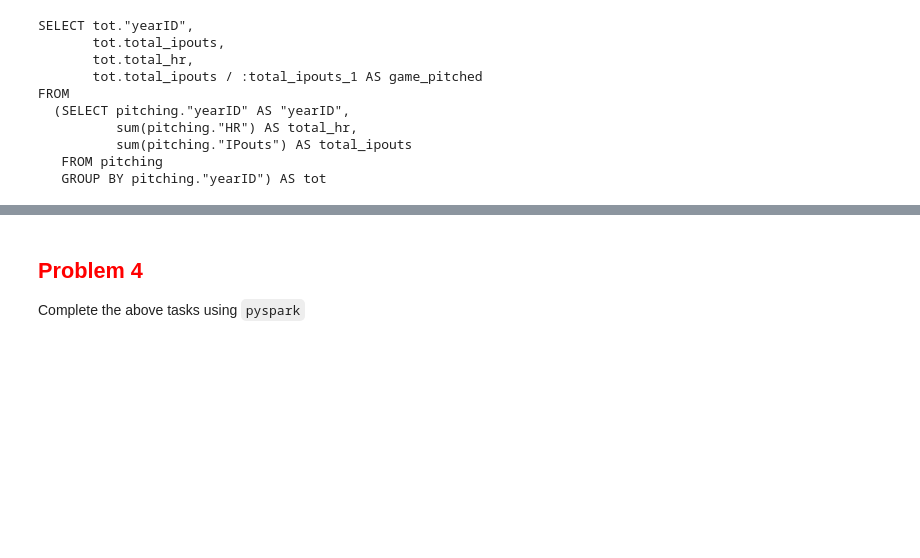
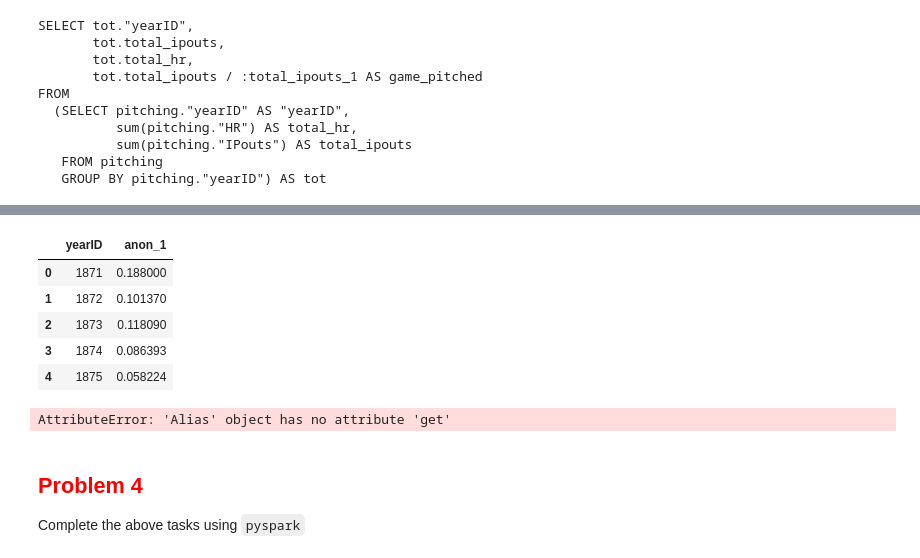
Before and after one commit to acker016/DSCI430, a Jupyter notebook: lab_4_pitching_aggregation_DAY1.ipynb, the cells around one changed output, grey strips where cells are left out. Cells and saved outputs as stored; diff of their text form; code cells hidden in the pictures; blank space fills up the shorter version.

```diff
--- a/lab_4_pitching_aggregation_DAY1.ipynb
+++ b/lab_4_pitching_aggregation_DAY1.ipynb
@@ -156,11 +177,25 @@ FROM
 # %%
 from sqlalchemy import cast, Float
 ratios = (select_sql([game_pitched.c.yearID,
-                     cast(game_pitched.c.total_hr, Float)/game_pitched.c.games_pitched).label('hr_per_game')
-                     ])
+                     cast(game_pitched.c.total_hr, Float)/game_pitched.c.game_pitched.label('hr_per_game')])
+          .alias('hr_per_game')
+         )
+ratios
+pd.read_sql_query(ratios, con=pitching_eng).head()
+# %% [output]
+|  | yearID | anon_1 |
+| 0 | 1871 | 0.188000 |
+| 1 | 1872 | 0.101370 |
+| 2 | 1873 | 0.118090 |
+| 3 | 1874 | 0.086393 |
+| 4 | 1875 | 0.058224 |
 # %%
 import seaborn as sns
 import matplotlib.pylab as plt
+%matplotlib inline
+sns.lineplot(x = 'yearID', y= 'hr_per_game', data=ratios)
+# %% [output]
+AttributeError: 'Alias' object has no attribute 'get'
 # %% [markdown]
 ## <font color="red"> Problem 4 </font>
 
```
Also changed, not shown: parts of 4 cells of this notebook.
